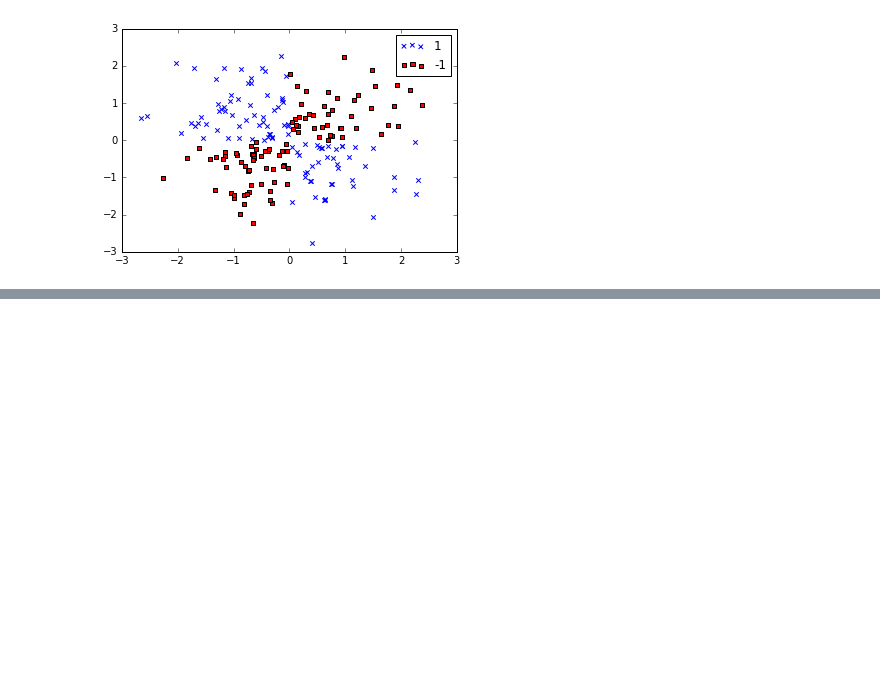
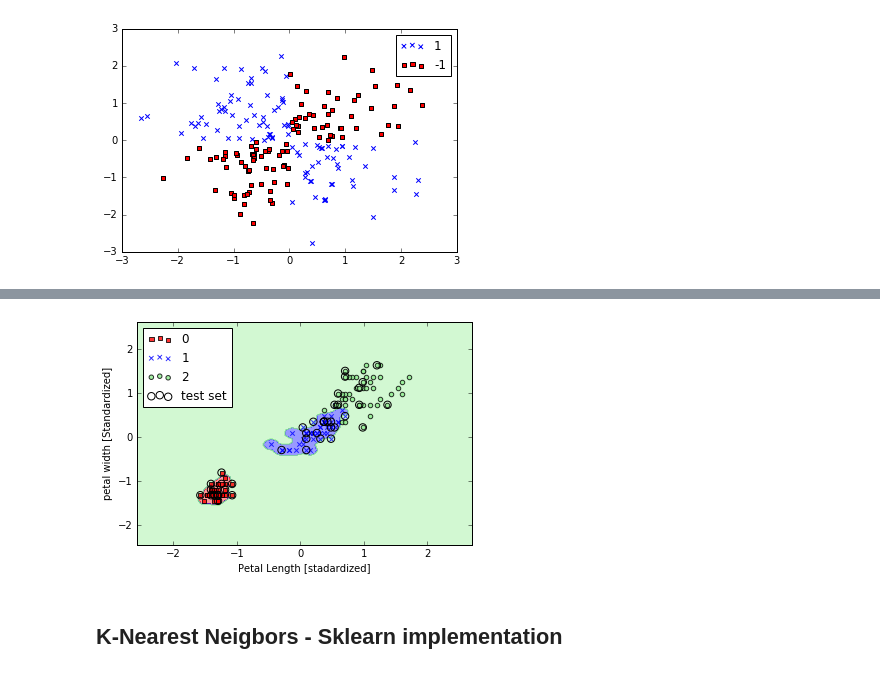
Before and after one commit to abhikbanerjee/MachineLearning, a Jupyter notebook: Python_Machine_Learning/src/Python_ML_Sklearn_book.ipynb, the cells around one changed output, grey strips where cells are left out. Saved outputs shown, nothing was run; the diff lists cells and outputs as text; code cells hidden in the pictures; blank space fills up the shorter version.

```diff
--- a/Python_Machine_Learning/src/Python_ML_Sklearn_book.ipynb
+++ b/Python_Machine_Learning/src/Python_ML_Sklearn_book.ipynb
@@ -386,0 +408,14 @@ plt.show()
+# %%
+# gamma which is the cutoff parameter for the gaussian sphere is 100.0 which is very high, as a result we can see the
+# boundary very rigid, which results in overfitting, and will not generalize well on new datasets.
+svm = SVC(kernel='rbf', C=1.0, gamma=100.0, random_state=0)
+svm.fit(X_train_std, y_train)
+plot_decision_regions(X_combined_std, y_combined, classifier=svm, test_idx=range(105,150))
+plt.xlabel('Petal Length [stadardized]')
+plt.ylabel('petal width [Standardized]')
+plt.legend(loc='upper left')
+plt.show()
+# %% [output]
+[figure, added]
+# %% [markdown]
+## K-Nearest Neigbors - Sklearn implementation
```
Also changed, not shown: parts of 3 cells of this notebook.
